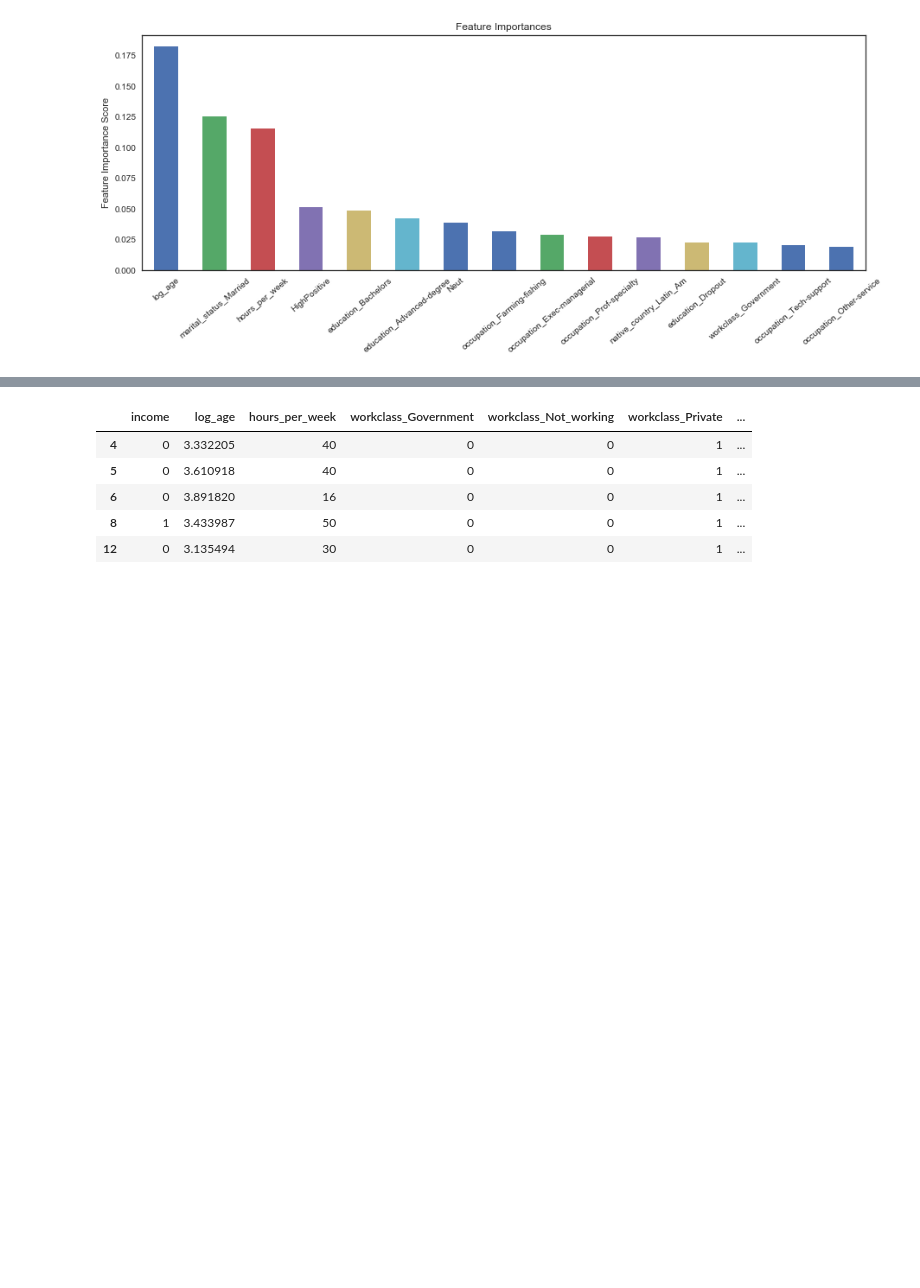
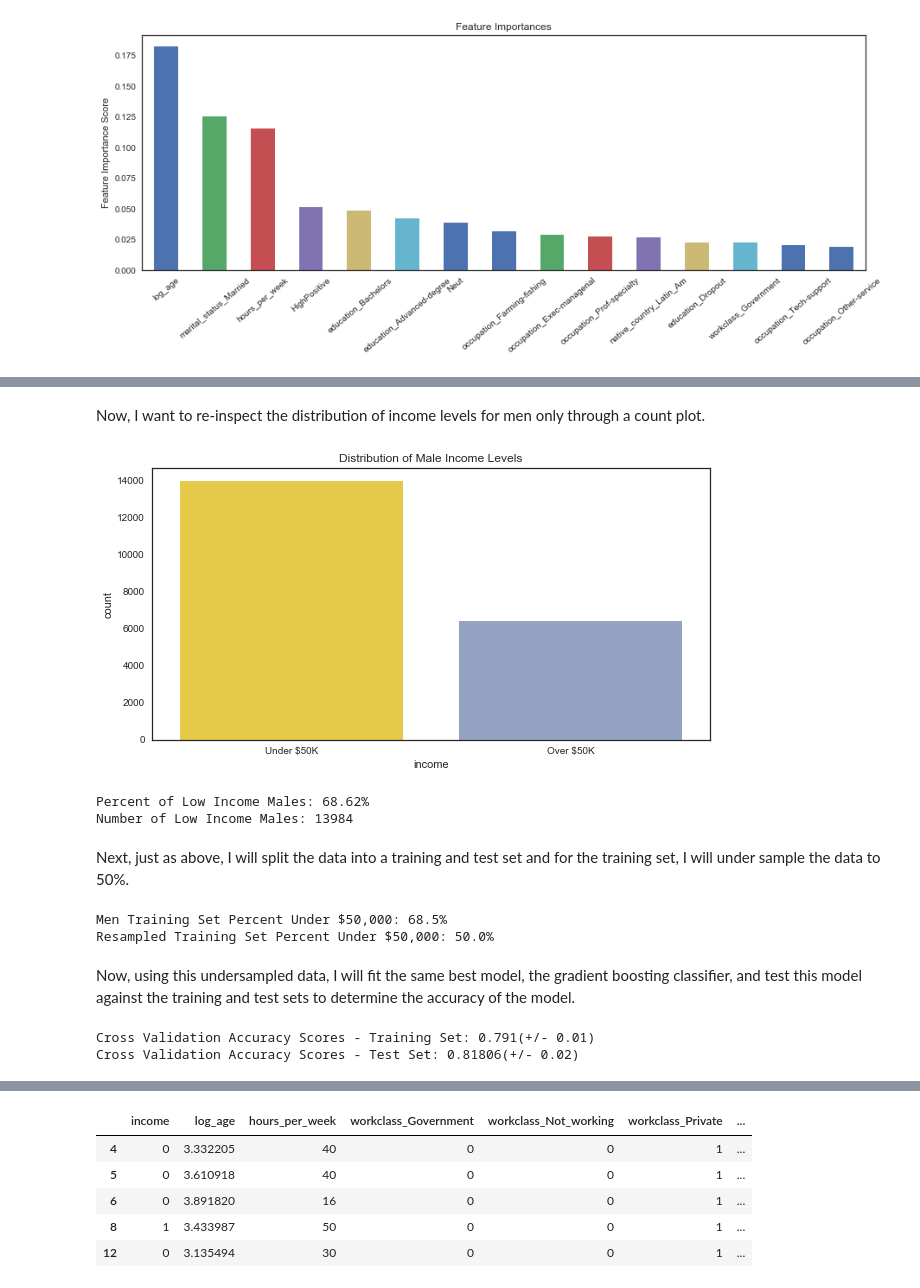
Before and after one commit to ephs08kmp/capstone_projects, a Jupyter notebook: Capstone 3 Income Data-Copy1.ipynb, the cells around one changed output, grey strips where cells are left out. Drawn from its saved outputs; the diff is of its cells as text; code cells hidden in the pictures; blank space fills up the shorter version.

```diff
--- a/Capstone 3 Income Data-Copy1.ipynb
+++ b/Capstone 3 Income Data-Copy1.ipynb
@@ -29,7 +29,10 @@ import pandas as pd
 import seaborn as sns
 import matplotlib.pyplot as plt
 %matplotlib inline
+
+# Setting Preferences
 sns.set(style='white', color_codes=True)
+plt.rcParams.update({'font.size': 22})
 
 # Ignore warnings
 import warnings
@@ -52,7 +55,6 @@ from sklearn.metrics import classification_report
 from sklearn.linear_model import LogisticRegression
 from sklearn.neighbors import KNeighborsClassifier
 from sklearn.ensemble import RandomForestClassifier
-from sklearn.svm import SVC
 from sklearn.ensemble import GradientBoostingClassifier
 
 # Timer
@@ -1321,0 +1324,3 @@ According to the gradient boosting classifier model, the age of the person, mari
+# %%
+men = features[features['sex_Male']==1]
+men.head()
@@ -1321,0 +1335,55 @@ According to the gradient boosting classifier model, the age of the person, mari
+# %% [markdown]
+Now, I want to re-inspect the distribution of income levels for men only through a count plot.
+# %%
+plt.figure(figsize=(10,5))
+g = sns.countplot(x='income', data=men, palette='Set2_r')
+g.set_xticklabels(['Under $50K', 'Over $50K'])
+plt.title('Distribution of Male Income Levels')
+plt.show()
+
+print('Percent of Low Income Males: {:.2f}%'.format(len(men[men.income == 0])/len(men)*100))
+print('Number of Low Income Males: {}'.format(len(men[men.income == 0])))
+# %% [output]
+[figure, added]
+Percent of Low Income Males: 68.62%
+Number of Low Income Males: 13984
+# %% [markdown]
+Next, just as above, I will split the data into a training and test set and for the training set, I will under sample the data to 50%.
+# %%
+# Identify variables
+Xm = men.drop('income', axis=1)
+ym = men.income
+
+# Splitting into train and test sets
+Xm_train, Xm_test, ym_train, ym_test = train_test_split(Xm, ym, test_size=0.25, random_state=42)
+
+#Under sampling
+from imblearn.under_sampling import RandomUnderSampler
+
+rus = RandomUnderSampler(random_state=42)
+Xm_rus, ym_rus = rus.fit_sample(X=Xm_train, y=ym_train)
+
+print('Men Training Set Percent Under $50,000: {:.1f}%'.format(
+    len(ym_train[ym_train == 0])/len(ym_train)*100))
+print('Resampled Training Set Percent Under $50,000: {}%'.format(
+    len(ym_rus[ym_rus == 0])/len(ym_rus)*100))
+# %% [output]
+Men Training Set Percent Under $50,000: 68.5%
+Resampled Training Set Percent Under $50,000: 50.0%
+# %% [markdown]
+Now, using this undersampled data, I will fit the same best model, the gradient boosting classifier, and test this model against the training and test sets to determine the accuracy of the model.
+# %%
+# Using best parameters to fit and test accuracy of train and test sets for women
+gbcm = GradientBoostingClassifier()
+gbcm.fit(Xm_rus, ym_rus)
+
+# Calculating and reporting scores from cross validation to +/- 2 standard deviations from the mean
+scores_gbcm = cross_val_score(gbcm, Xm_rus, ym_rus, cv=10)
+print('Cross Validation Accuracy Scores - Training Set: {:.3f}(+/- {:.2f})'.format(scores_gbcm.mean(),
+                                                                                 scores_gbcm.std()*2))
+scores_gbcmt = cross_val_score(gbcm, Xm_test, ym_test, cv=10)
+print('Cross Validation Accuracy Scores - Test Set: {:.5f}(+/- {:.2f})'.format(scores_gbcmt.mean(),
+                                                                                 scores_gbcmt.std()*2))
+# %% [output]
+Cross Validation Accuracy Scores - Training Set: 0.791(+/- 0.01)
+Cross Validation Accuracy Scores - Test Set: 0.81806(+/- 0.02)
```
Also changed, not shown: parts of 29 cells of this notebook.
